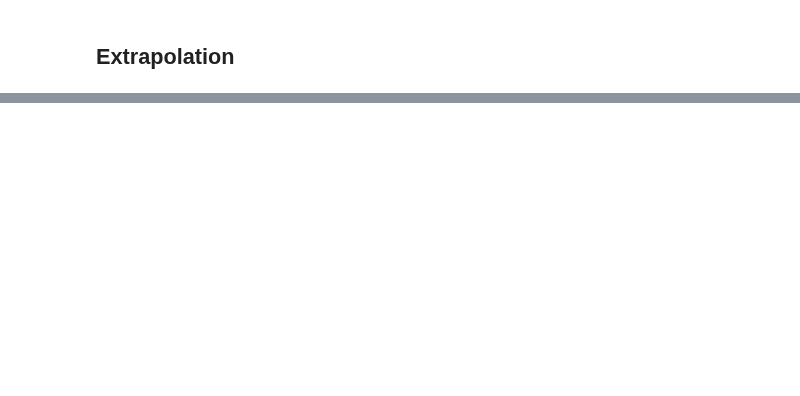
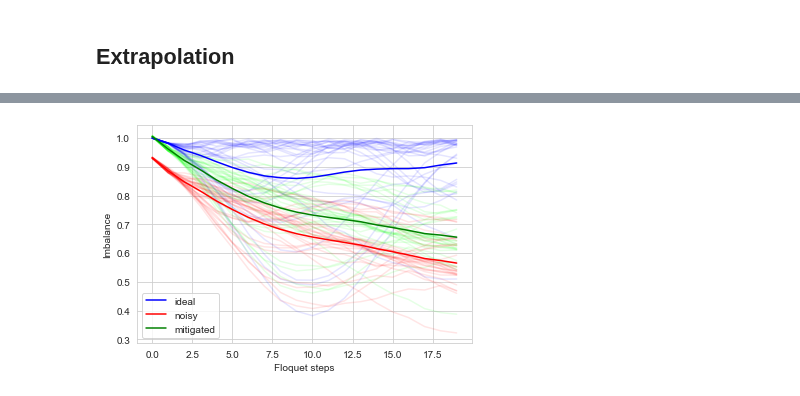
Before and after one commit to qiskit-community/ml-qem, a Jupyter notebook: docs/tutorials/h01_mbl.ipynb, the cells around one changed output, grey strips where cells are left out. Saved outputs shown, nothing was run; the diff lists cells and outputs as text; code cells hidden in the pictures; blank space fills up the shorter version.

```diff
--- a/docs/tutorials/h01_mbl.ipynb
+++ b/docs/tutorials/h01_mbl.ipynb
@@ -629,18 +613,20 @@ KeyboardInterrupt:
 # %%
 ## Plot
 
 for disorder_realization in range(num_disorders):
     plt.plot(imbalance_all_ideal[disorder_realization], color=(0.0, 0.0, 1.0, 0.1))
     plt.plot(imbalance_all_noisy[disorder_realization], color=(1.0, 0.0, 0.0, 0.1))
     plt.plot(imbalance_all_mitigated[disorder_realization], color=(0.0, 1.0, 0.0, 0.1))
 
 plt.plot(imbalance_ideal_average, color='blue', label="ideal")
 plt.plot(imbalance_noisy_average, color='red', label="noisy")
 plt.plot(imbalance_mitigated_average, color='green', label="mitigated")
 
-plt.axvline(x = 10, color = 'gray', label = 'training data availability')
+# plt.axvline(x = 10, color = 'gray', label = 'training data availability')
 
 plt.xlabel('Floquet steps')
 plt.ylabel('Imbalance')
 plt.legend()
 plt.show()
+# %% [output]
+[figure, added]
```
Also changed, not shown: parts of 11 cells of this notebook, 8 other files.
